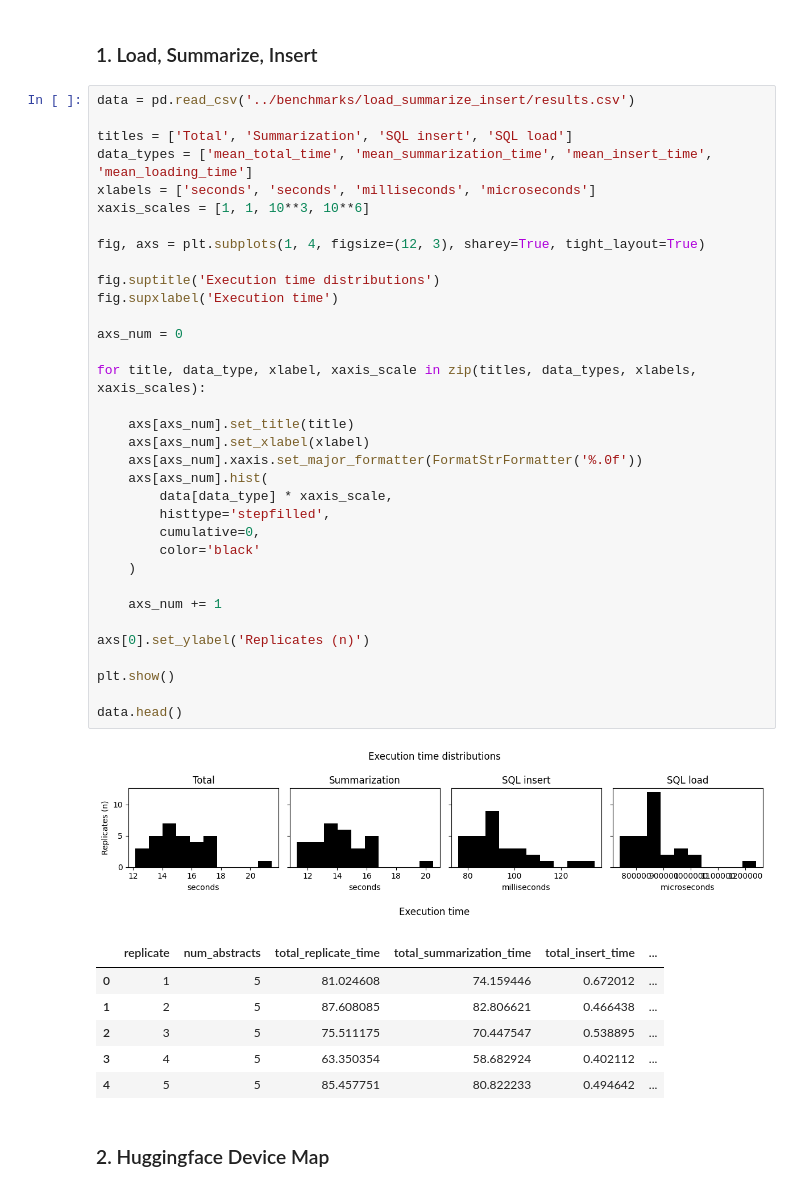
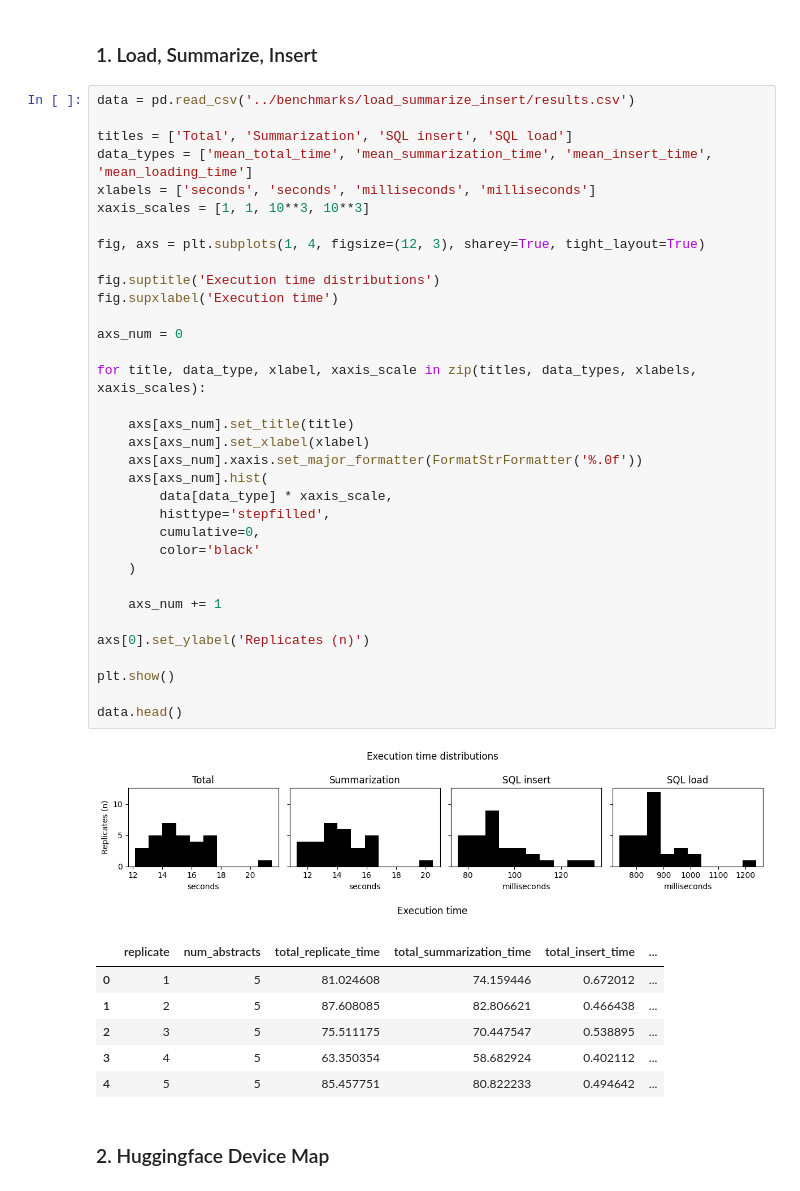
Before and after one commit to gperdrizet/PUBSUM, a Jupyter notebook: pubsum/notebooks/benchmarking_results.ipynb, the cells around one changed output. Cells and saved outputs as stored; diff of their text form.

```diff
--- a/pubsum/notebooks/benchmarking_results.ipynb
+++ b/pubsum/notebooks/benchmarking_results.ipynb
@@ -11,37 +11,37 @@ data = pd.read_csv('../benchmarks/load_summarize_insert/results.csv')
 
 titles = ['Total', 'Summarization', 'SQL insert', 'SQL load']
 data_types = ['mean_total_time', 'mean_summarization_time', 'mean_insert_time', 'mean_loading_time']
-xlabels = ['seconds', 'seconds', 'milliseconds', 'microseconds']
-xaxis_scales = [1, 1, 10**3, 10**6]
+xlabels = ['seconds', 'seconds', 'milliseconds', 'milliseconds']
+xaxis_scales = [1, 1, 10**3, 10**3]
 
 fig, axs = plt.subplots(1, 4, figsize=(12, 3), sharey=True, tight_layout=True)
 
 fig.suptitle('Execution time distributions')
 fig.supxlabel('Execution time')
 
 axs_num = 0
 
 for title, data_type, xlabel, xaxis_scale in zip(titles, data_types, xlabels, xaxis_scales):
 
     axs[axs_num].set_title(title)
     axs[axs_num].set_xlabel(xlabel)
     axs[axs_num].xaxis.set_major_formatter(FormatStrFormatter('%.0f'))
     axs[axs_num].hist(
         data[data_type] * xaxis_scale,
         histtype='stepfilled',
         cumulative=0,
         color='black'
     )
 
     axs_num += 1
 
 axs[0].set_ylabel('Replicates (n)')
 
 plt.show()
 
 data.head()
 # %% [output]
-[figure, old version]
+[figure, new version]
 |  | replicate | num_abstracts | total_replicate_time | total_summarization_time | total_insert_time | ... |
 | 0 | 1 | 5 | 81.024608 | 74.159446 | 0.672012 | ... |
 | 1 | 2 | 5 | 87.608085 | 82.806621 | 0.466438 | ... |
```
Also changed, not shown: parts of 8 cells of this notebook, 3 other files.
